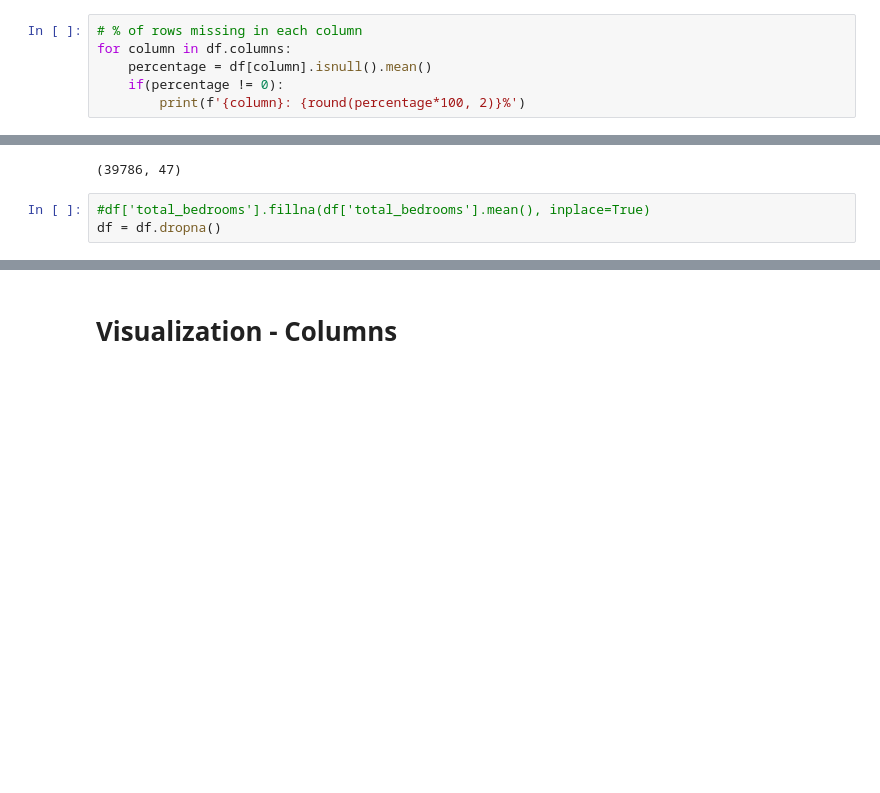
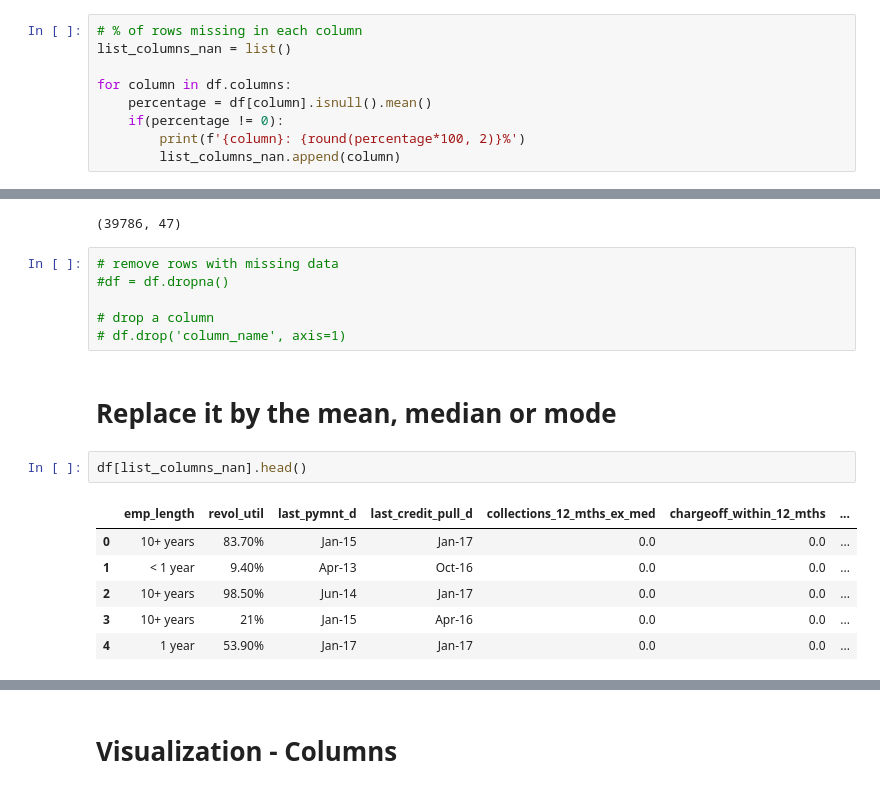
Before and after one commit to andvsilva/dataset, a Jupyter notebook: notebooks/cleaning.ipynb, the cells around one changed output, grey strips where cells are left out. Drawn from its saved outputs; the diff is of its cells as text; blank space fills up the shorter version.

```diff
--- a/notebooks/cleaning.ipynb
+++ b/notebooks/cleaning.ipynb
@@ -142,9 +124,12 @@ dtype: object
 # %%
 # % of rows missing in each column
+list_columns_nan = list()
+
 for column in df.columns:
     percentage = df[column].isnull().mean()
     if(percentage != 0):
         print(f'{column}: {round(percentage*100, 2)}%')
+        list_columns_nan.append(column)
 # %% [output]
 emp_length: 2.71%
 revol_util: 0.13%
@@ -190,6 +177,20 @@ sns.heatmap(nans,annot=True,fmt='d',cmap='vlag') # seaborn
 df.shape
 # %% [output]
 (39786, 47)
-# %%
-#df['total_bedrooms'].fillna(df['total_bedrooms'].mean(), inplace=True)
-df = df.dropna()
+# %%
+# remove rows with missing data
+#df = df.dropna()
+
+# drop a column
+# df.drop('column_name', axis=1)
+# %% [markdown]
+# Replace it by the mean, median or mode
+# %%
+df[list_columns_nan].head()
+# %% [output]
+|  | emp_length | revol_util | last_pymnt_d | last_credit_pull_d | collections_12_mths_ex_med | chargeoff_within_12_mths | ... |
+| 0 | 10+ years | 83.70% | Jan-15 | Jan-17 | 0.0 | 0.0 | ... |
+| 1 | < 1 year | 9.40% | Apr-13 | Oct-16 | 0.0 | 0.0 | ... |
+| 2 | 10+ years | 98.50% | Jun-14 | Jan-17 | 0.0 | 0.0 | ... |
+| 3 | 10+ years | 21% | Jan-15 | Apr-16 | 0.0 | 0.0 | ... |
+| 4 | 1 year | 53.90% | Jan-17 | Jan-17 | 0.0 | 0.0 | ... |
```
Also changed, not shown: parts of 14 cells of this notebook, 1 other file.
